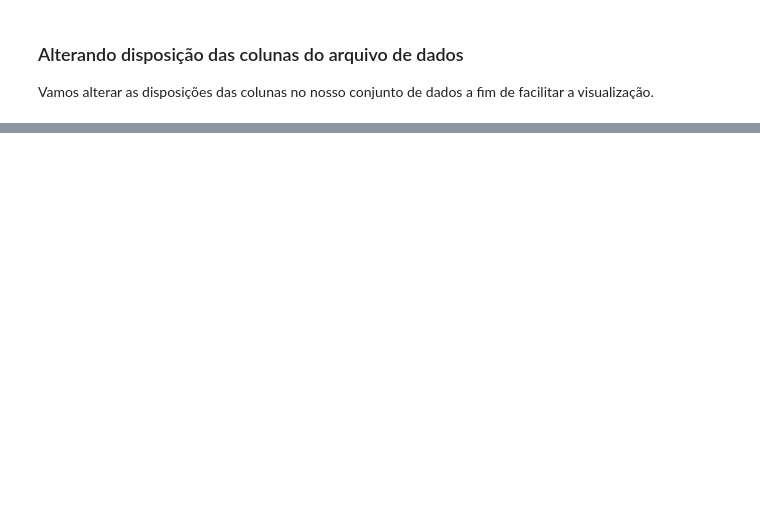
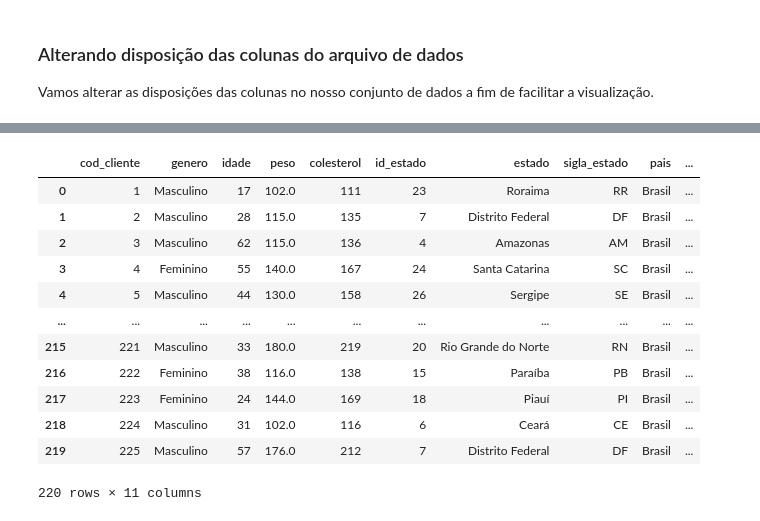
Before and after one commit to oldairjsilva/IGTI, a Jupyter notebook: Plano_saude.ipynb, the cells around one changed output, grey strips where cells are left out. Saved outputs shown, nothing was run; the diff lists cells and outputs as text; code cells hidden in the pictures; blank space fills up the shorter version.

```diff
--- a/Plano_saude.ipynb
+++ b/Plano_saude.ipynb
@@ -469,0 +647,23 @@ base_completa
+# %%
+cluster_clientes = base_completa
+# %%
+# Segmentando os clientes baseado na análise dos clusters
+cluster_clientes.loc[cluster_clientes['cluster'] == 2, 'nome_cluster'] = 'Alto Risco'
+cluster_clientes.loc[cluster_clientes['cluster'] == 1, 'nome_cluster'] = 'Baixo Risco'
+cluster_clientes.loc[cluster_clientes['cluster'] == 0, 'nome_cluster'] = 'Risco Moderado'
+# %%
+cluster_clientes
+# %% [output]
+|  | cod_cliente | genero | idade | peso | colesterol | id_estado | estado | sigla_estado | pais | ... |
+| 0 | 1 | Masculino | 17 | 102.0 | 111 | 23 | Roraima | RR | Brasil | ... |
+| 1 | 2 | Masculino | 28 | 115.0 | 135 | 7 | Distrito Federal | DF | Brasil | ... |
+| 2 | 3 | Masculino | 62 | 115.0 | 136 | 4 | Amazonas | AM | Brasil | ... |
+| 3 | 4 | Feminino | 55 | 140.0 | 167 | 24 | Santa Catarina | SC | Brasil | ... |
+| 4 | 5 | Masculino | 44 | 130.0 | 158 | 26 | Sergipe | SE | Brasil | ... |
+| ... | ... | ... | ... | ... | ... | ... | ... | ... | ... | ... |
+| 215 | 221 | Masculino | 33 | 180.0 | 219 | 20 | Rio Grande do Norte | RN | Brasil | ... |
+| 216 | 222 | Feminino | 38 | 116.0 | 138 | 15 | Paraíba | PB | Brasil | ... |
+| 217 | 223 | Feminino | 24 | 144.0 | 169 | 18 | Piauí | PI | Brasil | ... |
+| 218 | 224 | Masculino | 31 | 102.0 | 116 | 6 | Ceará | CE | Brasil | ... |
+| 219 | 225 | Masculino | 57 | 176.0 | 212 | 7 | Distrito Federal | DF | Brasil | ... |
+220 rows × 11 columns
```
Also changed, not shown: parts of 49 cells of this notebook.
